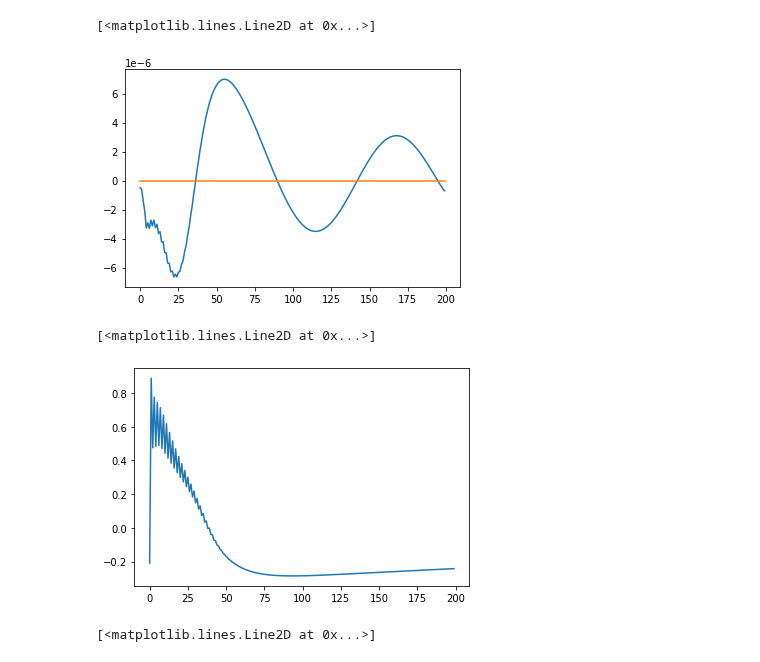
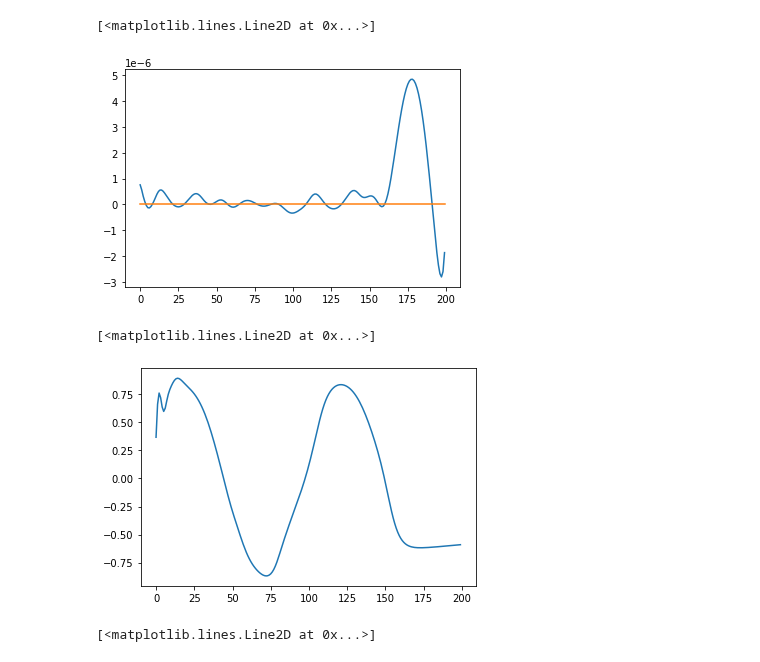
Before and after one commit to mmattb/coproc-poc, a Jupyter notebook: experiments.ipynb, the cells around one changed output. Drawn from its saved outputs; the diff is of its cells as text; code cells hidden in the pictures.

Commit message:
LSTMs! They train in toy problem 1; not sure about problem 2 yet.

```diff
--- a/experiments.ipynb
+++ b/experiments.ipynb
@@ -220,35 +231,39 @@ def train_a_ben(cpn, ben=None, last_loss=1):
 
 
 #  1 dimension of stim param, output
-#cpn = cpn_model.CPNModel(target.shape[-1], 1, num_neurons=70, activation_func=torch.nn.Tanh)
-opt_cpn = AdamW(cpn.parameters(), lr=1e-3)
+
+cpn = cpn_model.CPNModelLSTM(target.shape[-1], 1, num_neurons=20, activation_func=torch.nn.Tanh)
+#cpn.load_state_dict(torch.load('latest_cpn'))
+opt_cpn = AdamW(cpn.parameters(), lr=1e-4)
 
 loss = torch.nn.MSELoss()
 
-rli = 1
+rli = 0.02
 
-ben_losses = []
 cpn_losses = []
-bens = []
-ben = None
+super_epoch_count = 0
+ben = recent_ben
 while True:
+    super_epoch_count += 1
 
     for param in cpn.parameters():
         param.requires_grad=False
     # @preston: retraining an existing ben doesn't work - it never converges.
-    #ben = train_a_ben(cpn, ben=ben, last_loss=rli)
+
+    #    ben = train_a_ben(cpn, ben=ben, last_loss=rli)
+    #if super_epoch_count > 1:
     ben = train_a_ben(cpn, last_loss=rli)
-    bens.append(ben)
+    #bens.append(ben)
     for param in cpn.parameters():
         param.requires_grad=True
     for param in ben.parameters():
         param.requires_grad=False
 
     recent_losses = []
-    for eidx in range(400):
+    for eidx in range(5000):
+        opt_cpn.zero_grad()
         cpn.reset()
         ben.reset()
-        opt_cpn.zero_grad()
 
         thing = [Thing(init=x.item()) for x in target[:, 0, 0].detach().numpy()]
 
@@ -291,15 +306,18 @@ while True:
 
         real_loss = loss(all_obs, target[:, :, 0])
         print("cpn", eidx, rl.item(), loss(pred, all_obs).item(), real_loss.item())
-        recent_losses.append(real_loss)
+        recent_losses.append(real_loss.item())
 
         # Emergency bailout; we diverged; start over :(
-        if recent_losses[-1] > 1.5:
-            cpn = cpn_model.CPNModel(target.shape[-1], cpn.out_dim,
+        if recent_losses[-1] > 2.0:
+            cpn = cpn_model.CPNModelLSTM(target.shape[-1], cpn.out_dim,
                                      num_neurons=cpn.num_neurons,
                                      activation_func=cpn.activation_func_t)
-            opt_cpn = AdamW(cpn.parameters(), lr=2e-3)
+            opt_cpn = AdamW(cpn.parameters(), lr=1e-4)
             break
+
+        torch.save(cpn.state_dict(), "latest_cpn")
+        torch.save(ben.state_dict(), "latest_ben")
 
         # Emergency bailout; time to retrain ben
         if len(recent_losses) > 12 and (recent_losses[-1] > recent_losses[0] * 1.2):
@@ -317,7 +335,7 @@ while True:
 
                 prev = l
 
-            if num_regressed > 3 and loss(pred, all_obs).item() > rli or num_regressed > 5:
+            if num_regressed > 3 and loss(pred, all_obs).item() > rli or num_regressed > 8:
                 if eidx < 20:
                     ben = None
                 break
@@ -328,8 +346,8 @@ while True:
     if rli < 0.003:
         break
 
-plt.plot(pred[0,:].detach().numpy())
-plt.plot(all_obs[0,:].detach().numpy())
-plt.plot(target[0, :, 0].detach().numpy())
+plt.plot(pred[-1,:].detach().numpy())
+plt.plot(all_obs[-1,:].detach().numpy())
+plt.plot(target[-1, :, 0].detach().numpy())
 plt.show()
 # %% [output]
@@ -353,14 +371,14 @@ ben 0 0.2902178466320038 first 80: 0.29660844802856445 val: 0.06086145341396332
 # %%
-plt.plot([s.grad[0].item() for s in stims])
+plt.plot([s.grad[-1].item() for s in stims])
 plt.plot([0.0 for s in stims])
 # %% [output]
 [<matplotlib.lines.Line2D at 0x...>]
-[figure, old version]
+[figure, new version]
 # %%
-plt.plot([s[0].item() for s in stims])
+plt.plot([s[-1].item() for s in stims])
 # %% [output]
 [<matplotlib.lines.Line2D at 0x...>]
-[figure, old version]
+[figure, new version]
 # %%
 plt.plot(cpn_losses)
 # %% [output]
```
Also changed, not shown: parts of 3 cells of this notebook, 3 other files.
